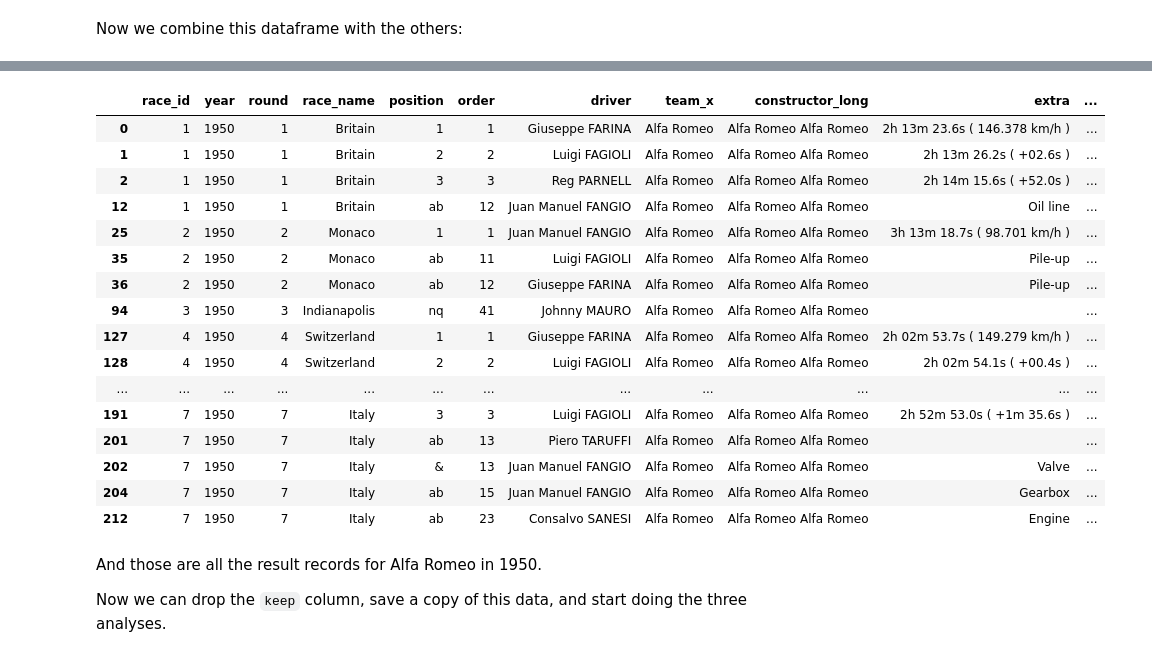
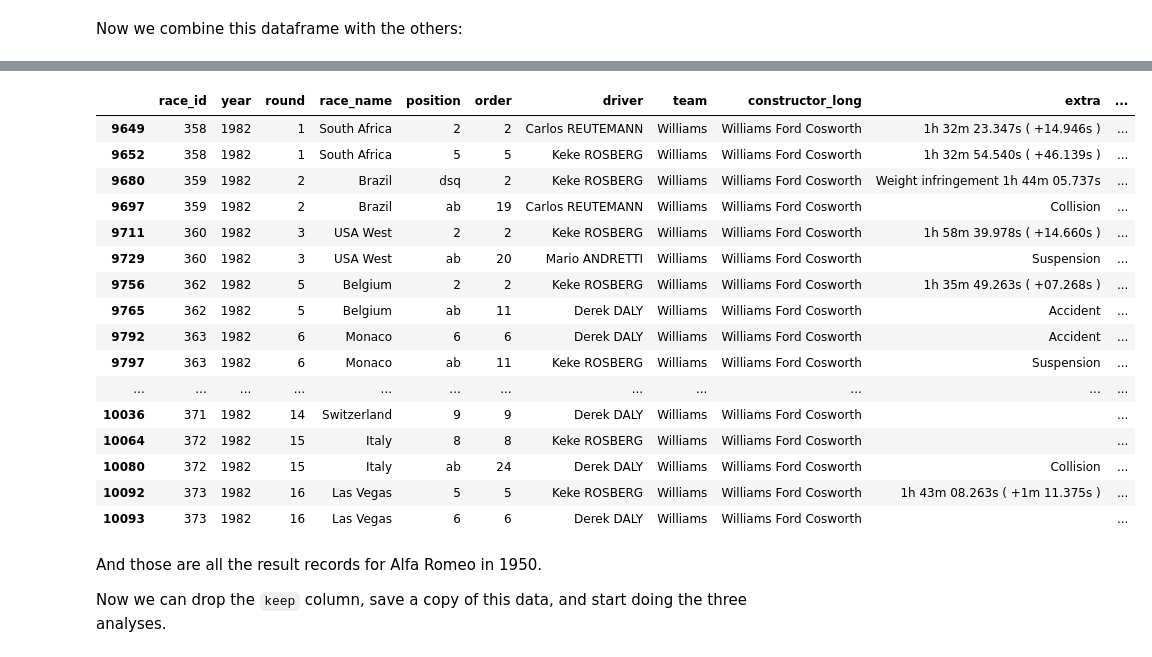
Before and after one commit to lennymd/formulaOne, a Jupyter notebook: _analysis/notebook/f1-best-championship-season-work.ipynb, the cells around one changed output, grey strips where cells are left out. Saved outputs shown, nothing was run; the diff lists cells and outputs as text; code cells hidden in the pictures.

```diff
--- a/_analysis/notebook/f1-best-championship-season-work.ipynb
+++ b/_analysis/notebook/f1-best-championship-season-work.ipynb
@@ -50,7 +61,7 @@ winning_teams.head()
 # %% [markdown]
 Now we combine this dataframe with the others:
 # %%
-combine = pd.merge(race_results, winning_teams, how="left", on=["year", "constructor_long"], indicator="keep")
+combine = pd.merge(race_results, winning_teams, how="left", on=["year", "team"], indicator="keep")
 # %%
 combine[combine.race_id == 1]
 # %% [output]
@@ -74,25 +85,25 @@ combine[combine.race_id == 1]
 # %%
 results = combine[combine.keep == "both"]
 # %%
-results[results.year == 1950]
+results[results.year == 1982]
 # %% [output]
-|  | race_id | year | round | race_name | position | order | driver | team_x | constructor_long | extra | ... |
-| 0 | 1 | 1950 | 1 | Britain | 1 | 1 | Giuseppe FARINA | Alfa Romeo | Alfa Romeo Alfa Romeo | 2h 13m 23.6s ( 146.378 km/h ) | ... |
-| 1 | 1 | 1950 | 1 | Britain | 2 | 2 | Luigi FAGIOLI | Alfa Romeo | Alfa Romeo Alfa Romeo | 2h 13m 26.2s ( +02.6s ) | ... |
-| 2 | 1 | 1950 | 1 | Britain | 3 | 3 | Reg PARNELL | Alfa Romeo | Alfa Romeo Alfa Romeo | 2h 14m 15.6s ( +52.0s ) | ... |
-| 12 | 1 | 1950 | 1 | Britain | ab | 12 | Juan Manuel FANGIO | Alfa Romeo | Alfa Romeo Alfa Romeo | Oil line | ... |
-| 25 | 2 | 1950 | 2 | Monaco | 1 | 1 | Juan Manuel FANGIO | Alfa Romeo | Alfa Romeo Alfa Romeo | 3h 13m 18.7s ( 98.701 km/h ) | ... |
-| 35 | 2 | 1950 | 2 | Monaco | ab | 11 | Luigi FAGIOLI | Alfa Romeo | Alfa Romeo Alfa Romeo | Pile-up | ... |
-| 36 | 2 | 1950 | 2 | Monaco | ab | 12 | Giuseppe FARINA | Alfa Romeo | Alfa Romeo Alfa Romeo | Pile-up | ... |
-| 94 | 3 | 1950 | 3 | Indianapolis | nq | 41 | Johnny MAURO | Alfa Romeo | Alfa Romeo Alfa Romeo |  | ... |
-| 127 | 4 | 1950 | 4 | Switzerland | 1 | 1 | Giuseppe FARINA | Alfa Romeo | Alfa Romeo Alfa Romeo | 2h 02m 53.7s ( 149.279 km/h ) | ... |
-| 128 | 4 | 1950 | 4 | Switzerland | 2 | 2 | Luigi FAGIOLI | Alfa Romeo | Alfa Romeo Alfa Romeo | 2h 02m 54.1s ( +00.4s ) | ... |
+|  | race_id | year | round | race_name | position | order | driver | team | constructor_long | extra | ... |
+| 9649 | 358 | 1982 | 1 | South Africa | 2 | 2 | Carlos REUTEMANN | Williams | Williams Ford Cosworth | 1h 32m 23.347s ( +14.946s ) | ... |
+| 9652 | 358 | 1982 | 1 | South Africa | 5 | 5 | Keke ROSBERG | Williams | Williams Ford Cosworth | 1h 32m 54.540s ( +46.139s ) | ... |
+| 9680 | 359 | 1982 | 2 | Brazil | dsq | 2 | Keke ROSBERG | Williams | Williams Ford Cosworth | Weight infringement 1h 44m 05.737s | ... |
+| 9697 | 359 | 1982 | 2 | Brazil | ab | 19 | Carlos REUTEMANN | Williams | Williams Ford Cosworth | Collision | ... |
+| 9711 | 360 | 1982 | 3 | USA West | 2 | 2 | Keke ROSBERG | Williams | Williams Ford Cosworth | 1h 58m 39.978s ( +14.660s ) | ... |
+| 9729 | 360 | 1982 | 3 | USA West | ab | 20 | Mario ANDRETTI | Williams | Williams Ford Cosworth | Suspension | ... |
+| 9756 | 362 | 1982 | 5 | Belgium | 2 | 2 | Keke ROSBERG | Williams | Williams Ford Cosworth | 1h 35m 49.263s ( +07.268s ) | ... |
+| 9765 | 362 | 1982 | 5 | Belgium | ab | 11 | Derek DALY | Williams | Williams Ford Cosworth | Accident | ... |
+| 9792 | 363 | 1982 | 6 | Monaco | 6 | 6 | Derek DALY | Williams | Williams Ford Cosworth | Accident | ... |
+| 9797 | 363 | 1982 | 6 | Monaco | ab | 11 | Keke ROSBERG | Williams | Williams Ford Cosworth | Suspension | ... |
 | ... | ... | ... | ... | ... | ... | ... | ... | ... | ... | ... | ... |
-| 191 | 7 | 1950 | 7 | Italy | 3 | 3 | Luigi FAGIOLI | Alfa Romeo | Alfa Romeo Alfa Romeo | 2h 52m 53.0s ( +1m 35.6s ) | ... |
-| 201 | 7 | 1950 | 7 | Italy | ab | 13 | Piero TARUFFI | Alfa Romeo | Alfa Romeo Alfa Romeo |  | ... |
-| 202 | 7 | 1950 | 7 | Italy | & | 13 | Juan Manuel FANGIO | Alfa Romeo | Alfa Romeo Alfa Romeo | Valve | ... |
-| 204 | 7 | 1950 | 7 | Italy | ab | 15 | Juan Manuel FANGIO | Alfa Romeo | Alfa Romeo Alfa Romeo | Gearbox | ... |
-| 212 | 7 | 1950 | 7 | Italy | ab | 23 | Consalvo SANESI | Alfa Romeo | Alfa Romeo Alfa Romeo | Engine | ... |
+| 10036 | 371 | 1982 | 14 | Switzerland | 9 | 9 | Derek DALY | Williams | Williams Ford Cosworth |  | ... |
+| 10064 | 372 | 1982 | 15 | Italy | 8 | 8 | Keke ROSBERG | Williams | Williams Ford Cosworth |  | ... |
+| 10080 | 372 | 1982 | 15 | Italy | ab | 24 | Derek DALY | Williams | Williams Ford Cosworth | Collision | ... |
+| 10092 | 373 | 1982 | 16 | Las Vegas | 5 | 5 | Keke ROSBERG | Williams | Williams Ford Cosworth | 1h 43m 08.263s ( +1m 11.375s ) | ... |
+| 10093 | 373 | 1982 | 16 | Las Vegas | 6 | 6 | Derek DALY | Williams | Williams Ford Cosworth |  | ... |
 # %% [markdown]
 And those are all the result records for Alfa Romeo in 1950.
 
```
Also changed, not shown: parts of 13 cells of this notebook, 20 other files.
